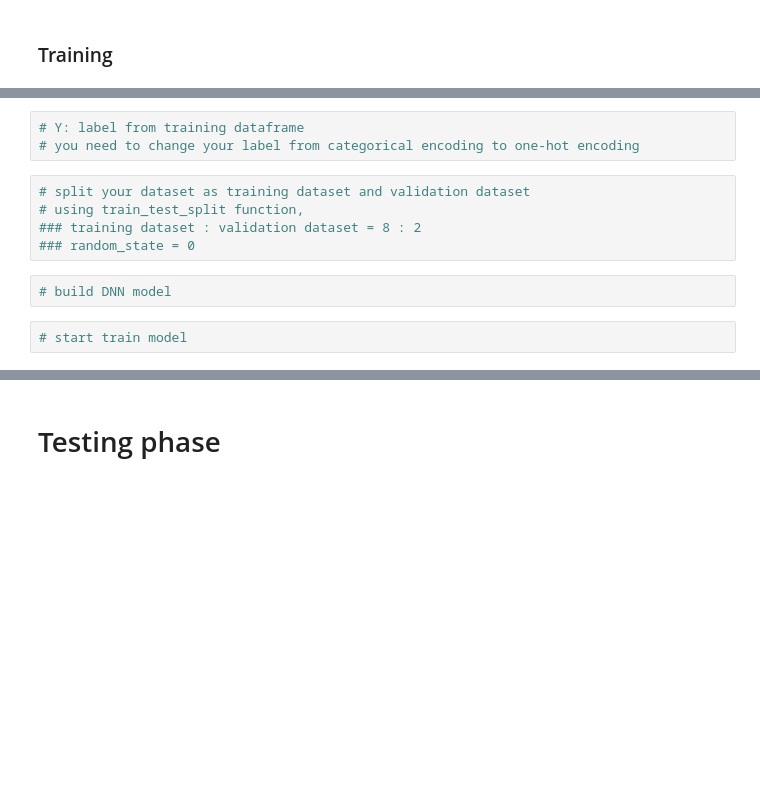
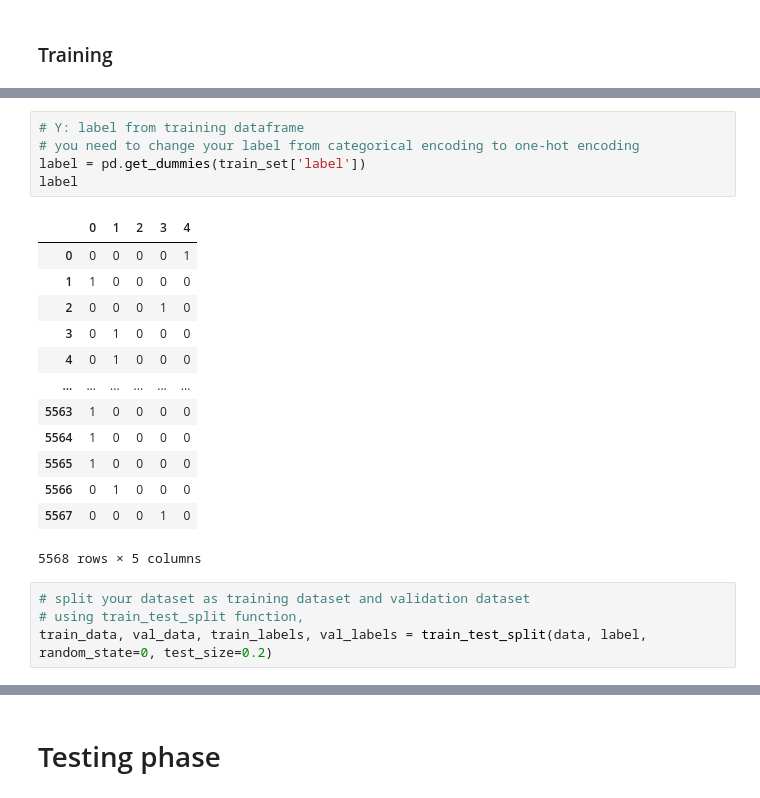
Before and after one commit to hermeschen1116/ncu-course, a Jupyter notebook: ML-HW6/main.ipynb, the cells around one changed output, grey strips where cells are left out. Cells and saved outputs as stored; diff of their text form; blank space fills up the shorter version.

```diff
--- a/ML-HW6/main.ipynb
+++ b/ML-HW6/main.ipynb
@@ -24,12 +73,23 @@ train_data.drop('created_time', axis=1, inplace=True)
 # %%
 # Y: label from training dataframe
 # you need to change your label from categorical encoding to one-hot encoding
+label = pd.get_dummies(train_set['label'])
+label
+# %% [output]
+|  | 0 | 1 | 2 | 3 | 4 |
+| 0 | 0 | 0 | 0 | 0 | 1 |
+| 1 | 1 | 0 | 0 | 0 | 0 |
+| 2 | 0 | 0 | 0 | 1 | 0 |
+| 3 | 0 | 1 | 0 | 0 | 0 |
+| 4 | 0 | 1 | 0 | 0 | 0 |
+| ... | ... | ... | ... | ... | ... |
+| 5563 | 1 | 0 | 0 | 0 | 0 |
+| 5564 | 1 | 0 | 0 | 0 | 0 |
+| 5565 | 1 | 0 | 0 | 0 | 0 |
+| 5566 | 0 | 1 | 0 | 0 | 0 |
+| 5567 | 0 | 0 | 0 | 1 | 0 |
+5568 rows × 5 columns
 # %%
 # split your dataset as training dataset and validation dataset
 # using train_test_split function,
-### training dataset : validation dataset = 8 : 2
-### random_state = 0
+train_data, val_data, train_labels, val_labels = train_test_split(data, label, random_state=0, test_size=0.2)
-# %%
-# build DNN model
-# %%
-# start train model
```
Also changed, not shown: parts of 21 cells of this notebook, 1 other file.
